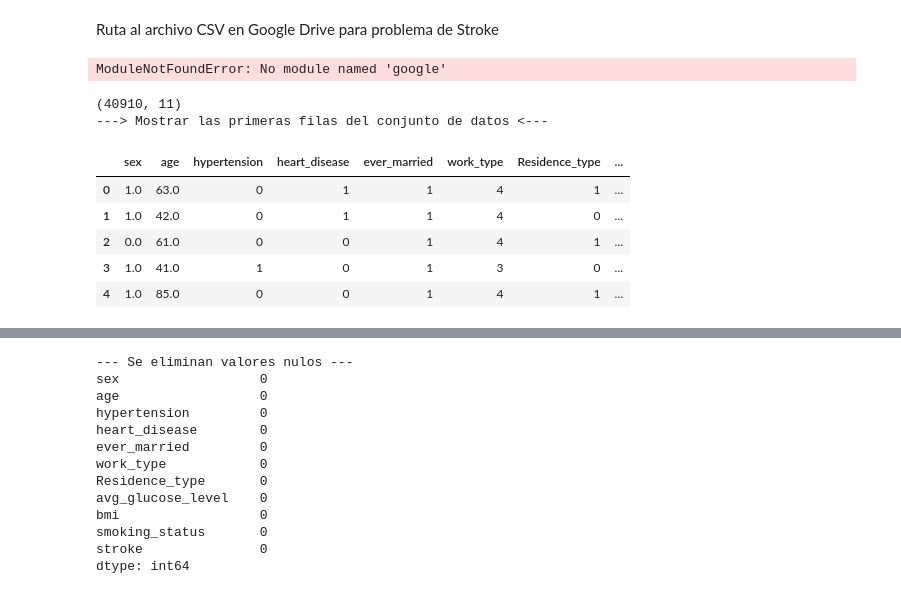
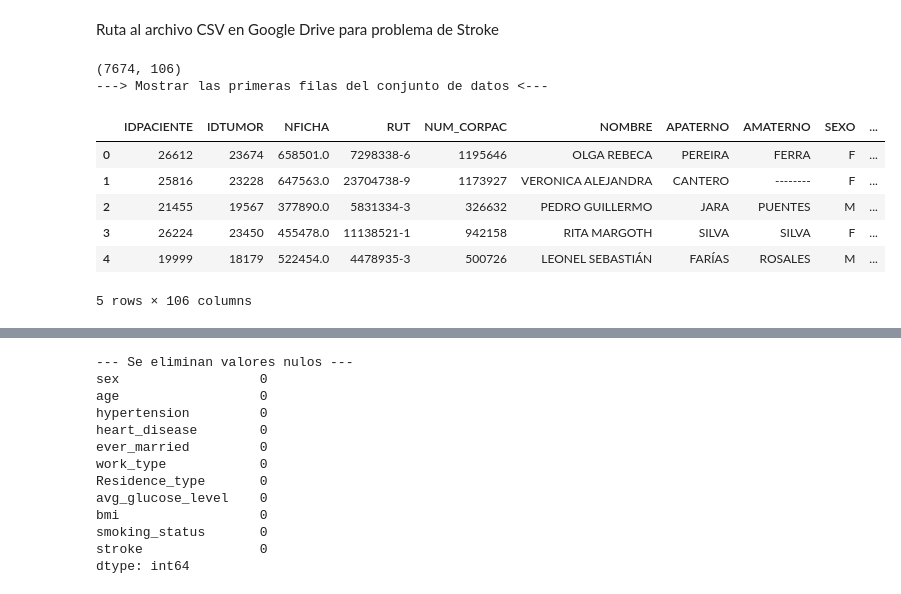
Before and after one commit to mperezlagos/ds-cancer-prostata, a Jupyter notebook: notebooks/cancer-prostata.ipynb, the cells around one changed output, grey strips where cells are left out. Drawn from its saved outputs; the diff is of its cells as text; code cells hidden in the pictures.

```diff
--- a/notebooks/cancer-prostata.ipynb
+++ b/notebooks/cancer-prostata.ipynb
@@ -15,30 +15,23 @@ from sklearn.ensemble import RandomForestClassifier
 from sklearn.metrics import classification_report, accuracy_score
 # %% [markdown]
 Ruta al archivo CSV en Google Drive para problema de Stroke
-# %%
-from google.colab import drive
-drive.mount('/content/drive')
-# %% [output]
-ModuleNotFoundError: No module named 'google'
+# %%
+df = pd.read_excel("../data/raw/cancer_hbv.xlsx")
 # %%
-# crear el dataframe con el archivo CSV que se encuentra en la siguiente ruta de Google Drive
-#stroke_data.csv
-id= '1al2GmZJ1Yiw5zmjmkP21-Qnw14xEuIxN'
-url='https://drive.google.com/uc?id={}'.format(id)
-df = pd.read_csv(url)
 print(df.shape)
 # Mostrar las primeras filas del conjunto de datos
 print("---> Mostrar las primeras filas del conjunto de datos <---")
 df.head()
 # %% [output]
-(40910, 11)
+(7674, 106)
 ---> Mostrar las primeras filas del conjunto de datos <---
-|  | sex | age | hypertension | heart_disease | ever_married | work_type | Residence_type | ... |
-| 0 | 1.0 | 63.0 | 0 | 1 | 1 | 4 | 1 | ... |
-| 1 | 1.0 | 42.0 | 0 | 1 | 1 | 4 | 0 | ... |
-| 2 | 0.0 | 61.0 | 0 | 0 | 1 | 4 | 1 | ... |
-| 3 | 1.0 | 41.0 | 1 | 0 | 1 | 3 | 0 | ... |
-| 4 | 1.0 | 85.0 | 0 | 0 | 1 | 4 | 1 | ... |
+|  | IDPACIENTE | IDTUMOR | NFICHA | RUT | NUM_CORPAC | NOMBRE | APATERNO | AMATERNO | SEXO | ... |
+| 0 | 26612 | 23674 | 658501.0 | 7298338-6 | 1195646 | OLGA REBECA | PEREIRA | FERRA | F | ... |
+| 1 | 25816 | 23228 | 647563.0 | 23704738-9 | 1173927 | VERONICA ALEJANDRA | CANTERO | -------- | F | ... |
+| 2 | 21455 | 19567 | 377890.0 | 5831334-3 | 326632 | PEDRO GUILLERMO | JARA | PUENTES | M | ... |
+| 3 | 26224 | 23450 | 455478.0 | 11138521-1 | 942158 | RITA MARGOTH | SILVA | SILVA | F | ... |
+| 4 | 19999 | 18179 | 522454.0 | 4478935-3 | 500726 | LEONEL SEBASTIÁN | FARÍAS | ROSALES | M | ... |
+5 rows × 106 columns
 # %%
 df.info()
 # %% [output]
```
Also changed, not shown: parts of 5 cells of this notebook.
